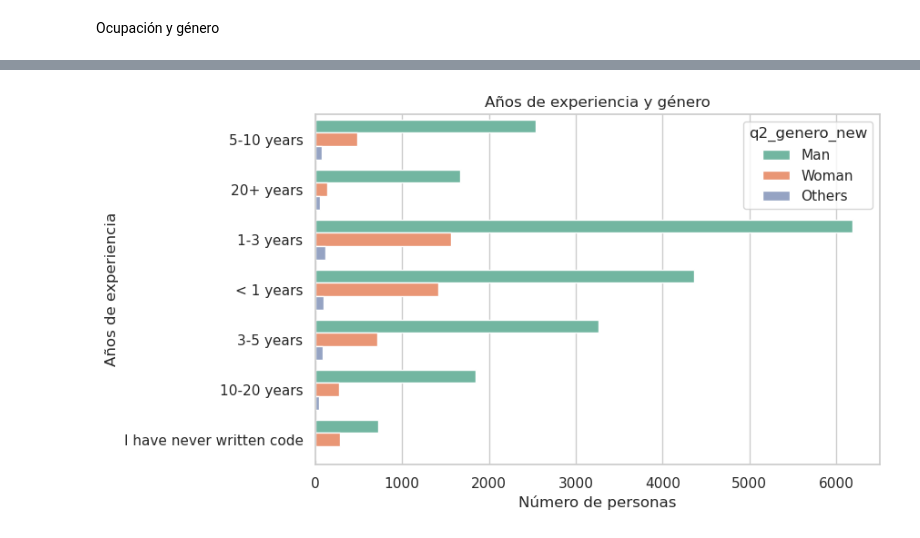
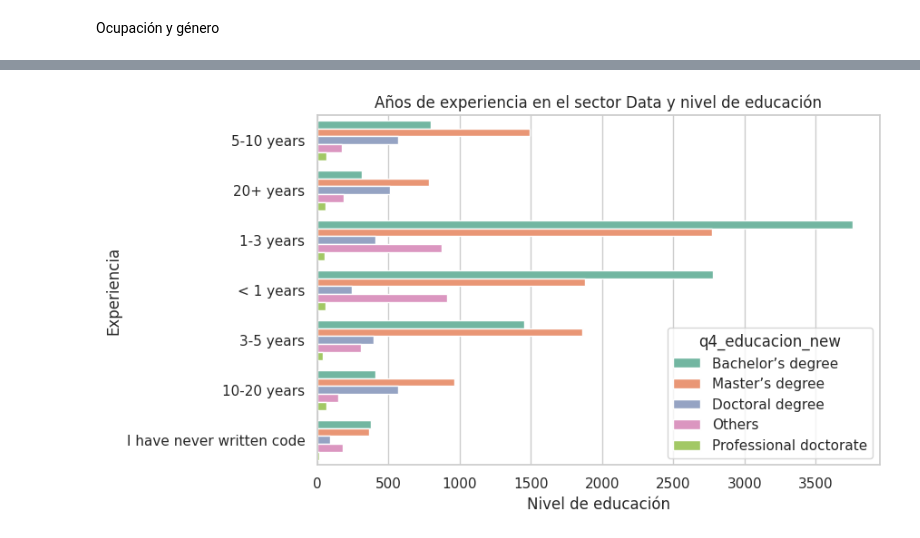
Before and after one commit to Adalab/project2-da-promo-c-modulo-2-team4, a Jupyter notebook: 04- Preguntas/4.1. Pregunta1.ipynb, the cells around one changed output, grey strips where cells are left out. Drawn from its saved outputs; the diff is of its cells as text; code cells hidden in the pictures.

```diff
--- a/04- Preguntas/4.1. Pregunta1.ipynb
+++ b/04- Preguntas/4.1. Pregunta1.ipynb
@@ -205,14 +270,14 @@ Años de experiencia y género
 # %%
 plt.figure(figsize= (8,5))
 sns.countplot(y= 'q6_exp_tech' ,
             data=df,
-            hue= 'q2_genero_new',
+            hue= 'q4_educacion_new',
             palette = 'Set2')
 
-plt.title('Años de experiencia y género')
-plt.xlabel('Número de personas') # definir el nombre del eje X
-plt.ylabel('Años de experiencia'); # definir el nombre del eje Y
-plt.savefig("graficas/09-experiencia-genero.png")
+plt.title('Años de experiencia en el sector Data y nivel de educación')
+plt.xlabel('Nivel de educación') # definir el nombre del eje X
+plt.ylabel('Experiencia'); # definir el nombre del eje Y
+plt.savefig("graficas/10-ocupacion-educacion.png")
 plt.show();
 # %% [output]
-[figure, old version]
+[figure, new version]
```
Also changed, not shown: parts of 20 cells of this notebook, 13 other files.
